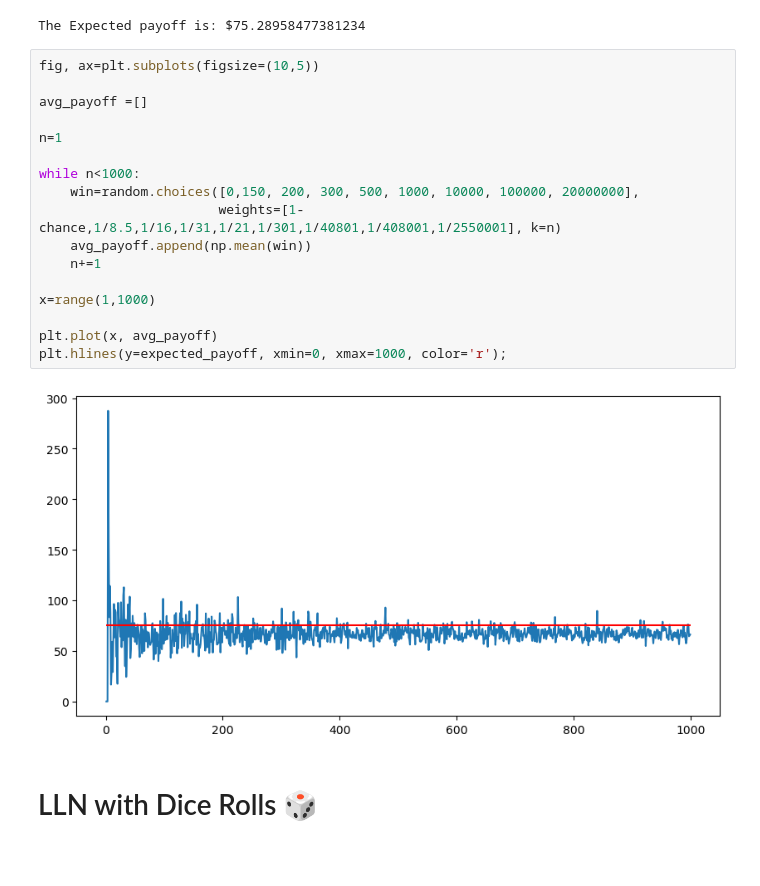
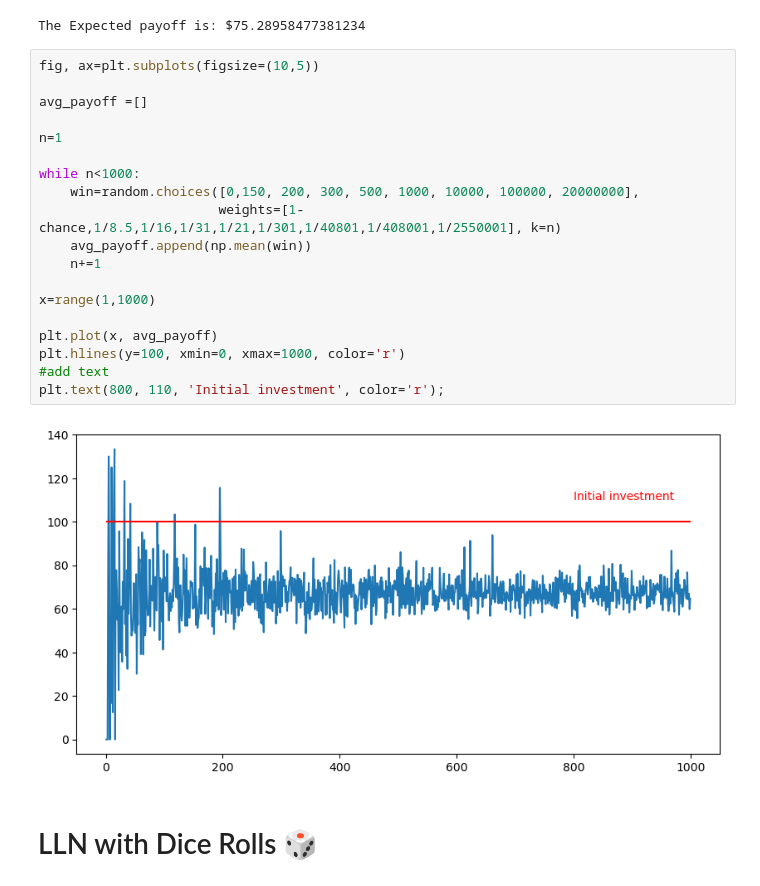
Before and after one commit to levikul09/Tutorials, a Jupyter notebook: LLN.ipynb, the cells around one changed output. Drawn from its saved outputs; the diff is of its cells as text; blank space fills up the shorter version.

```diff
--- a/LLN.ipynb
+++ b/LLN.ipynb
@@ -21,22 +21,24 @@ The Expected payoff is: $75.28958477381234
 # %%
 fig, ax=plt.subplots(figsize=(10,5))
 
 avg_payoff =[]
 
 n=1
 
 while n<1000:
     win=random.choices([0,150, 200, 300, 500, 1000, 10000, 100000, 20000000],
                        weights=[1-chance,1/8.5,1/16,1/31,1/21,1/301,1/40801,1/408001,1/2550001], k=n)
     avg_payoff.append(np.mean(win))
     n+=1
 
 x=range(1,1000)
 
 plt.plot(x, avg_payoff)
-plt.hlines(y=expected_payoff, xmin=0, xmax=1000, color='r');
+plt.hlines(y=100, xmin=0, xmax=1000, color='r')
+#add text
+plt.text(800, 110, 'Initial investment', color='r');
 # %% [output]
-[figure, old version]
+[figure, new version]
 # %% [markdown]
 # LLN with Dice Rolls 🎲
 # %%
```
